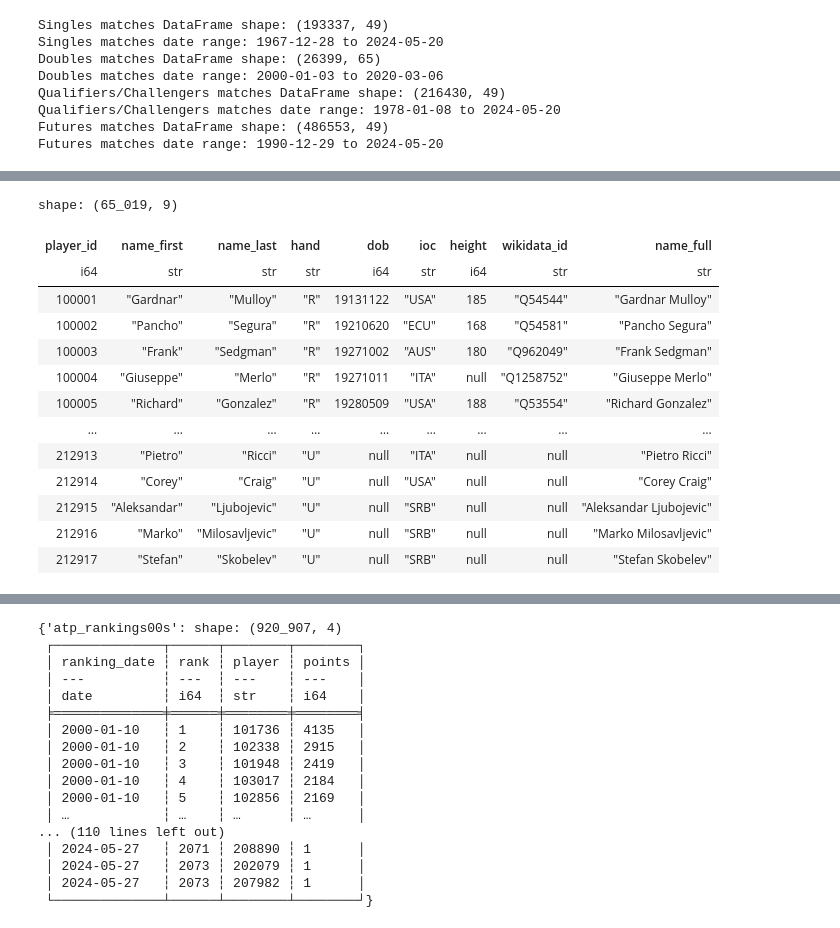
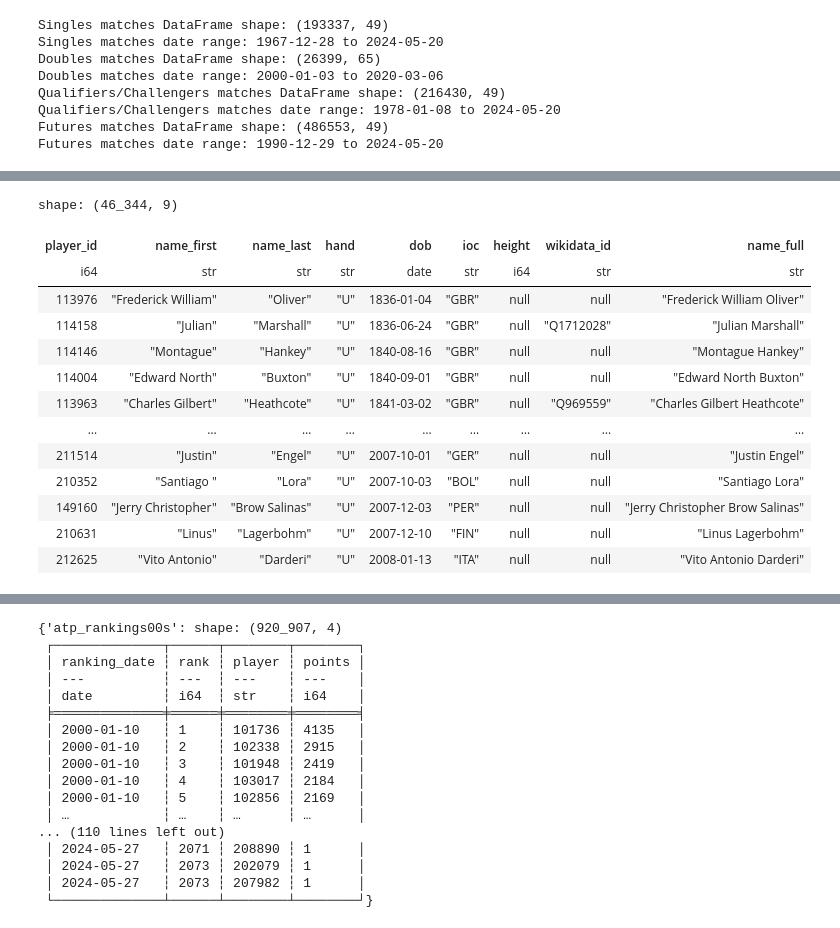
Before and after one commit to lebondon/Tennis_data_study, a Jupyter notebook: aggregation.ipynb, the cells around one changed output, grey strips where cells are left out. Drawn from its saved outputs; the diff is of its cells as text; code cells hidden in the pictures.

Commit message:
fix date players

```diff
--- a/aggregation.ipynb
+++ b/aggregation.ipynb
@@ -138,23 +138,24 @@ futures_matches.write_parquet(file="aggregated_matches/futures_matches.parquet",
 qualifiers_challengers.write_parquet(file="aggregated_matches/quali_and_challengers_matches.parquet",compression="zstd")
 # %%
 players=pl.read_csv("matches_and_ranking/atp_players.csv")
-# %%
-players = players.with_columns(
-    pl.concat_str(["name_first", "name_last"], separator=" ").alias("name_full")
-)
-players
-# %% [output]
-shape: (65_019, 9)
-| player_id | name_first | name_last | hand | dob | ioc | height | wikidata_id | name_full |
-| i64 | str | str | str | i64 | str | i64 | str | str |
-| 100001 | "Gardnar" | "Mulloy" | "R" | 19131122 | "USA" | 185 | "Q54544" | "Gardnar Mulloy" |
-| 100002 | "Pancho" | "Segura" | "R" | 19210620 | "ECU" | 168 | "Q54581" | "Pancho Segura" |
-| 100003 | "Frank" | "Sedgman" | "R" | 19271002 | "AUS" | 180 | "Q962049" | "Frank Sedgman" |
-| 100004 | "Giuseppe" | "Merlo" | "R" | 19271011 | "ITA" | null | "Q1258752" | "Giuseppe Merlo" |
-| 100005 | "Richard" | "Gonzalez" | "R" | 19280509 | "USA" | 188 | "Q53554" | "Richard Gonzalez" |
-| … | … | … | … | … | … | … | … | … |
-| 212913 | "Pietro" | "Ricci" | "U" | null | "ITA" | null | null | "Pietro Ricci" |
-| 212914 | "Corey" | "Craig" | "U" | null | "USA" | null | null | "Corey Craig" |
-| 212915 | "Aleksandar" | "Ljubojevic" | "U" | null | "SRB" | null | null | "Aleksandar Ljubojevic" |
-| 212916 | "Marko" | "Milosavljevic" | "U" | null | "SRB" | null | null | "Marko Milosavljevic" |
-| 212917 | "Stefan" | "Skobelev" | "U" | null | "SRB" | null | null | "Stefan Skobelev" |
+# %%
+players_test=players
+players_test=players_test.drop_nulls(subset="dob")
+players_test.sort(by="dob",descending=False)
+
+#peoples from 1836???
+# %% [output]
+shape: (46_344, 9)
+| player_id | name_first | name_last | hand | dob | ioc | height | wikidata_id | name_full |
+| i64 | str | str | str | date | str | i64 | str | str |
+| 113976 | "Frederick William" | "Oliver" | "U" | 1836-01-04 | "GBR" | null | null | "Frederick William Oliver" |
+| 114158 | "Julian" | "Marshall" | "U" | 1836-06-24 | "GBR" | null | "Q1712028" | "Julian Marshall" |
+| 114146 | "Montague" | "Hankey" | "U" | 1840-08-16 | "GBR" | null | null | "Montague Hankey" |
+| 114004 | "Edward North" | "Buxton" | "U" | 1840-09-01 | "GBR" | null | null | "Edward North Buxton" |
+| 113963 | "Charles Gilbert" | "Heathcote" | "U" | 1841-03-02 | "GBR" | null | "Q969559" | "Charles Gilbert Heathcote" |
+| … | … | … | … | … | … | … | … | … |
+| 211514 | "Justin" | "Engel" | "U" | 2007-10-01 | "GER" | null | null | "Justin Engel" |
+| 210352 | "Santiago " | "Lora" | "U" | 2007-10-03 | "BOL" | null | null | "Santiago Lora" |
+| 149160 | "Jerry Christopher" | "Brow Salinas" | "U" | 2007-12-03 | "PER" | null | null | "Jerry Christopher Brow Salinas" |
+| 210631 | "Linus" | "Lagerbohm" | "U" | 2007-12-10 | "FIN" | null | null | "Linus Lagerbohm" |
+| 212625 | "Vito Antonio" | "Darderi" | "U" | 2008-01-13 | "ITA" | null | null | "Vito Antonio Darderi" |
```
Also changed, not shown: parts of 2 cells of this notebook, 1 other file.
